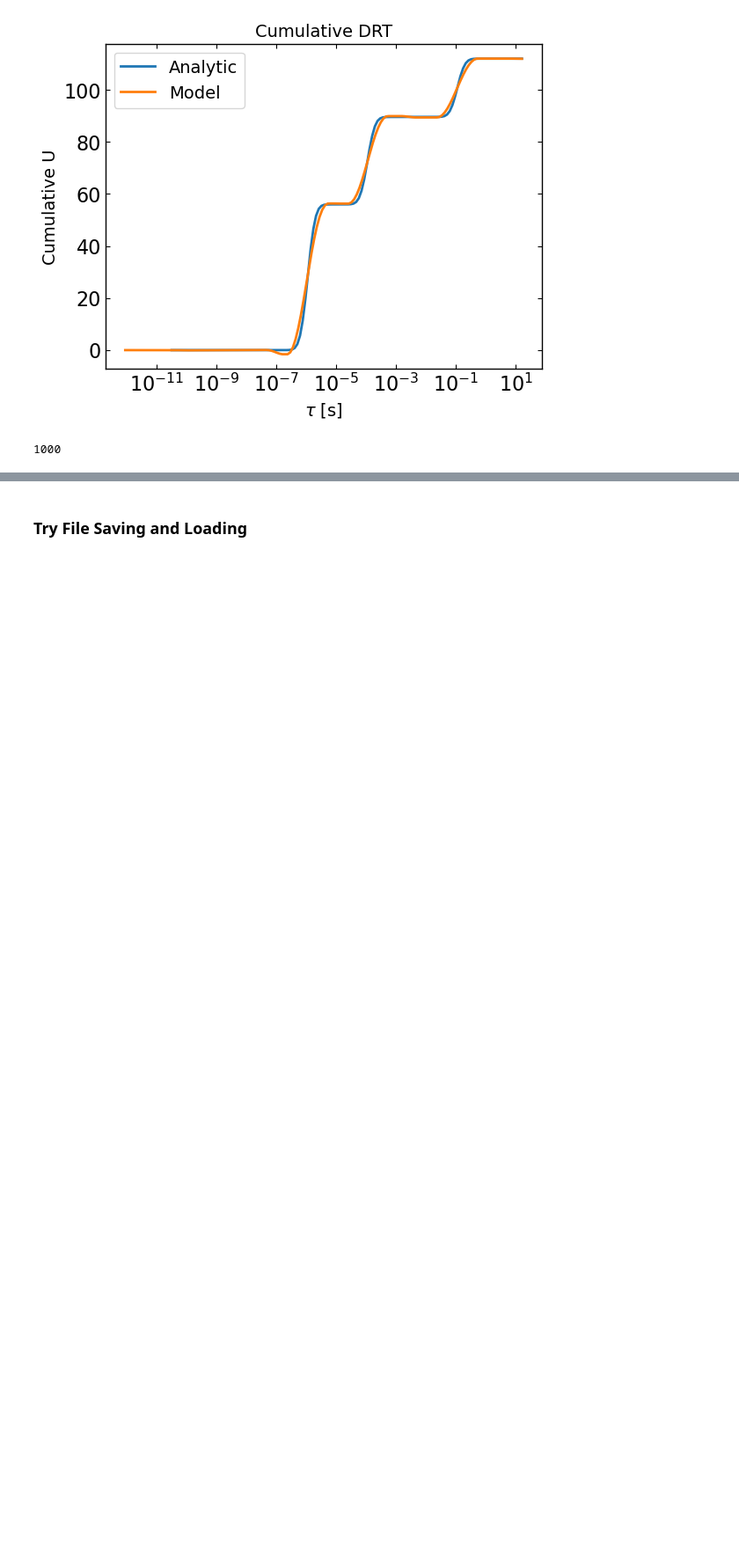
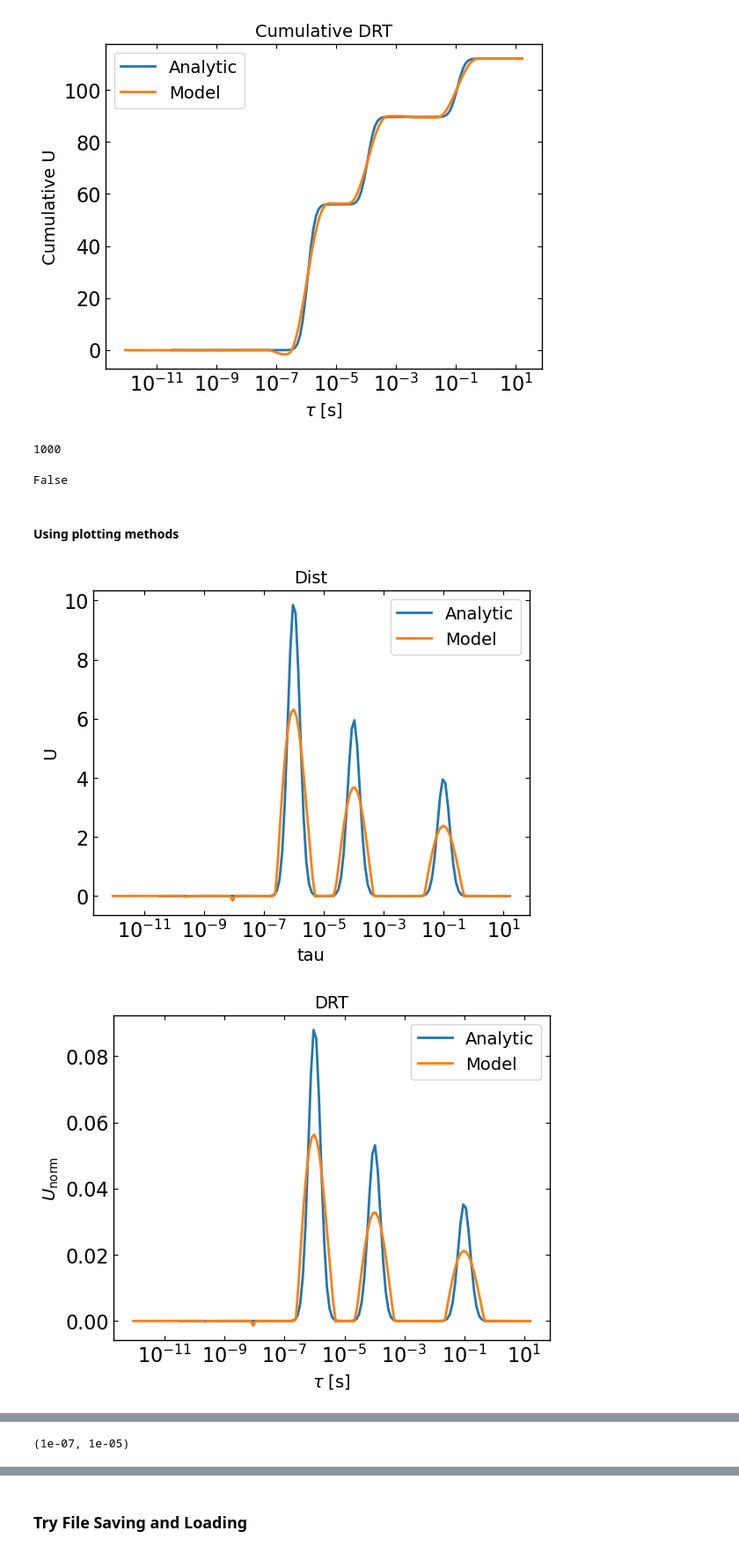
Before and after one commit to joshedmundson/pySIMsalabim, a Jupyter notebook: Notebooks/Projects/Den RT/DRT Module Test/DRT_test.ipynb, the cells around one changed output, grey strips where cells are left out. Shown at 88% size. Saved outputs shown, nothing was run; the diff lists cells and outputs as text; code cells hidden in the pictures; blank space fills up the shorter version.

```diff
--- a/Notebooks/Projects/Den RT/DRT Module Test/DRT_test.ipynb
+++ b/Notebooks/Projects/Den RT/DRT Module Test/DRT_test.ipynb
@@ -116,7 +116,7 @@ tau_values = np.geomspace(t_min/np.pi, t_max/(2*np.pi), tau_dec*time_ppd)
 gaussian_coeffs = [5, 3, 2]
 gaussian_peaks = [1e-6, 1e-4, 1e-1] # These now correspond to when decay events begin
 analytic_U = np.sum([gaussian_coeffs[i]*log_gaussian(tau_values, gaussian_peaks[i], 0.2) for i in range(len(gaussian_coeffs))], axis=0)
-analytic_y = drt.predict_y(time, analytic_U, tau_values)
+analytic_y = drt.predict_y_model(time, analytic_U, tau_values)
 analytic_y_scaled = (analytic_y - analytic_y.min())/(analytic_y.max() - analytic_y.min())
 
 # Plot the data
@@ -152,2 +156,17 @@ len(cb_fits[-1].y)
 # %% [output]
 1000
+# %%
+isinstance(ax, list)
+# %% [output]
+False
+# %% [markdown]
+#### Using plotting methods
+# %%
+cb_fits[0].plot_U(tau_analytic = tau_values, U_analytic=analytic_U, xaxis_label = "tau", yaxis_label="U", plot_title="Dist")
+cb_fits[0].plot_U(normalised=True, tau_analytic = tau_values, U_analytic=analytic_U/np.sum(analytic_U))
+cb_fits[0].plot_cumulative_U(tau_analytic = tau_values, U_analytic=analytic_U)
+ax = cb_fits[0].plot_y_model(time, analytic_y, return_ax=True)
+ax.set_xlim((1e-7, 1e-5))
+# %% [output]
+[figure, added]
+[figure, added]
@@ -153,0 +174 @@ len(cb_fits[-1].y)
+(1e-07, 1e-05)
```
Also changed, not shown: parts of 11 cells of this notebook.
